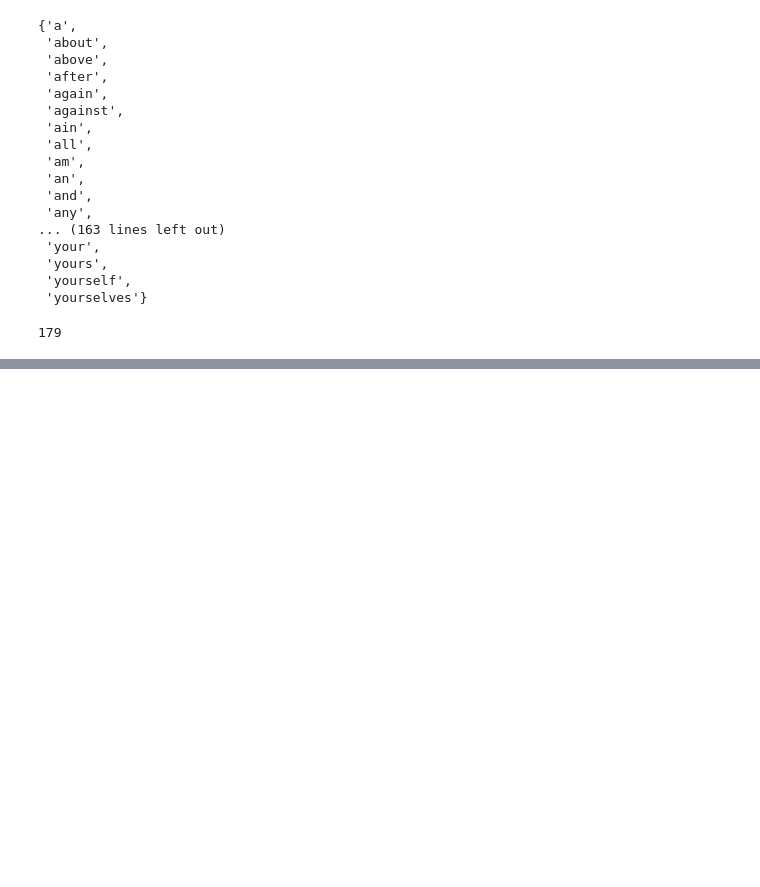
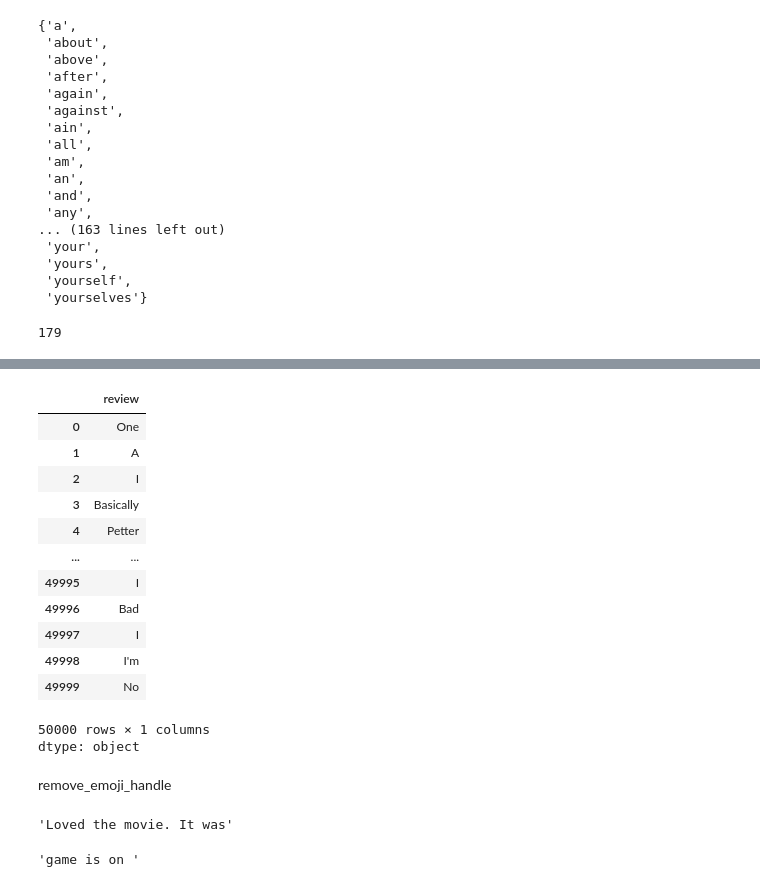
Before and after one commit to npoluri1/GitForLearning, a Jupyter notebook: TextPreprocssing.ipynb, the cells around one changed output, grey strips where cells are left out. Cells and saved outputs as stored; diff of their text form; code cells hidden in the pictures; blank space fills up the shorter version.

```diff
--- a/TextPreprocssing.ipynb
+++ b/TextPreprocssing.ipynb
@@ -270,3 +270,14 @@ stop_words
 len(stop_words)
 # %% [output]
 179
+# %%
+def remove_stopwords(text):
+    new_text = []
+    for word in text.split():
+      if word in stopwords.words('english'):
+          new_text.append('')
+      else:
+          new_text.append(word)
+      x = new_text[:]
+      new_text.clear()
+      return "".join(x)
@@ -272,0 +297,17 @@ len(stop_words)
+# %%
+df['review'].apply(remove_stopwords)
+# %% [output]
+|  | review |
+| 0 | One |
+| 1 | A |
+| 2 | I |
+| 3 | Basically |
+| 4 | Petter |
+| ... | ... |
+| 49995 | I |
+| 49996 | Bad |
+| 49997 | I |
+| 49998 | I'm |
+| 49999 | No |
+50000 rows × 1 columns
+dtype: object
@@ -272,0 +316,2 @@ len(stop_words)
+# %% [markdown]
+remove_emoji_handle
@@ -272,0 +330,8 @@ len(stop_words)
+# %%
+remove_emoji("Loved the movie. It was")
+# %% [output]
+'Loved the movie. It was'
+# %%
+remove_emoji('game is on 🔥')
+# %% [output]
+'game is on '
```
Also changed, not shown: parts of 12 cells of this notebook.
